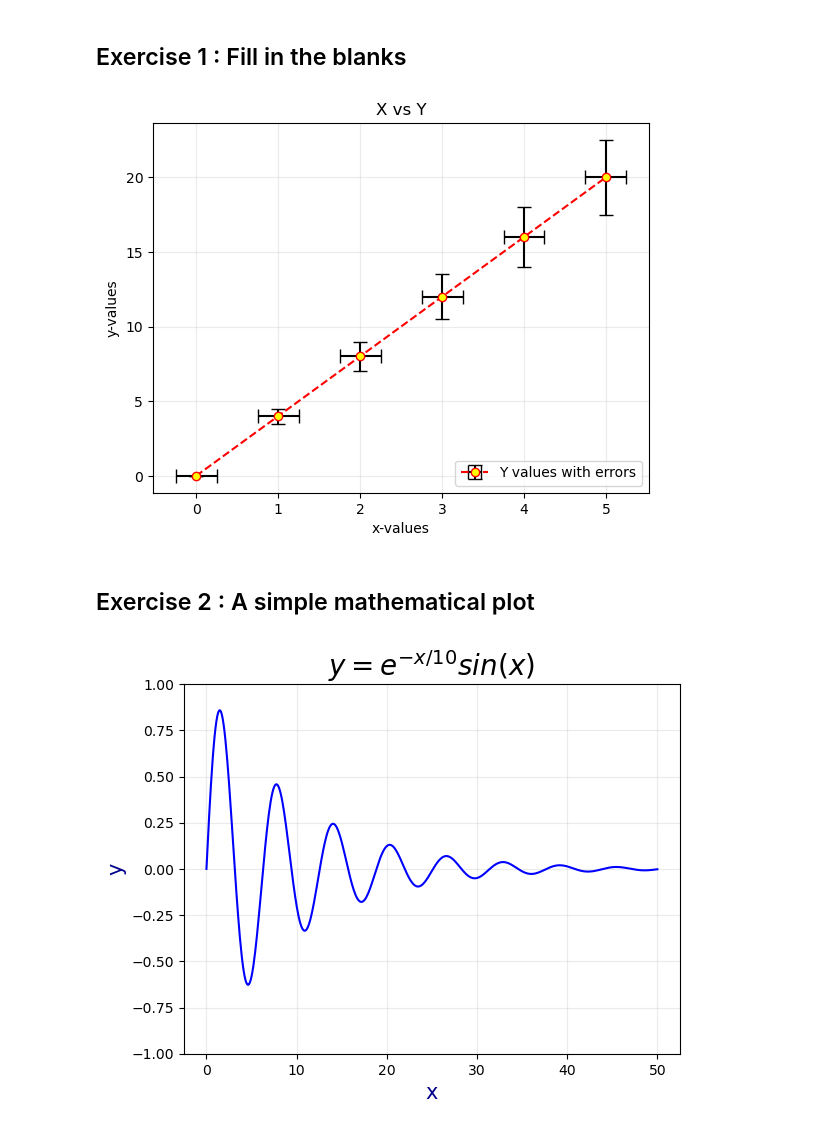
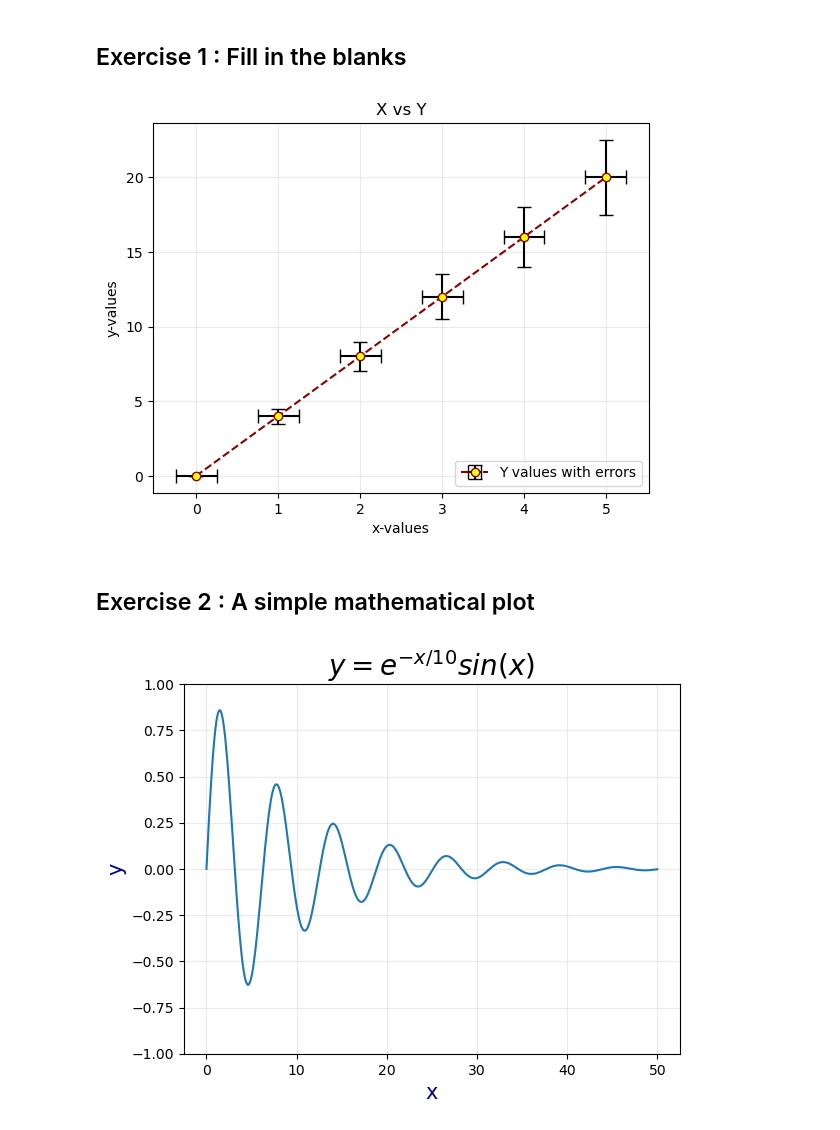
Before and after one commit to SPS-SP2273/learning-portfolio-Ting203, a Jupyter notebook: plotting/plotting_(need).ipynb, the cells around one changed output. Drawn from its saved outputs; the diff is of its cells as text; code cells hidden in the pictures.

```diff
--- a/plotting/plotting_(need).ipynb
+++ b/plotting/plotting_(need).ipynb
@@ -243,7 +243,7 @@ y_err = [0.0, 0.5, 1.0, 1.5, 2.0, 2.5]
 x_err = .25
 
 plt.errorbar(x, y, xerr=x_err, yerr=y_err,
-             color='red', linestyle='dashed',
+             color='darkred', linestyle='dashed',
              marker='o', markerfacecolor='yellow',
              ecolor='black',capsize=5,
              label='Y values with errors')
@@ -256,20 +256,20 @@ plt.savefig('graph', dpi=150)
 # save_file_figure(plt, argv)                  # Hide
 plt.show(block=False)
 # %% [output]
-[figure, old version]
+[figure, new version]
 # %% [markdown]
 ## Exercise 2 :  A simple mathematical plot
 # %%
 import numpy as np
 x = np.linspace(0, 50, 500)
 y = np.exp(-x/10) * np.sin(x)
 
-plt.plot(x, y, color = 'blue')
+plt.plot(x, y)
 plt.xlabel('x', fontsize = 15, color = 'darkblue')
 plt.ylabel('y', fontsize = 15, color = 'darkblue')
 plt.title('$y = e^{-x/10}sin(x)$', fontsize = 20)
 plt.grid(alpha = .25)
 plt.ylim([-1, 1])
 plt.show()
 # %% [output]
-[figure, old version]
+[figure, new version]
```
Also changed, not shown: 2 other files.
